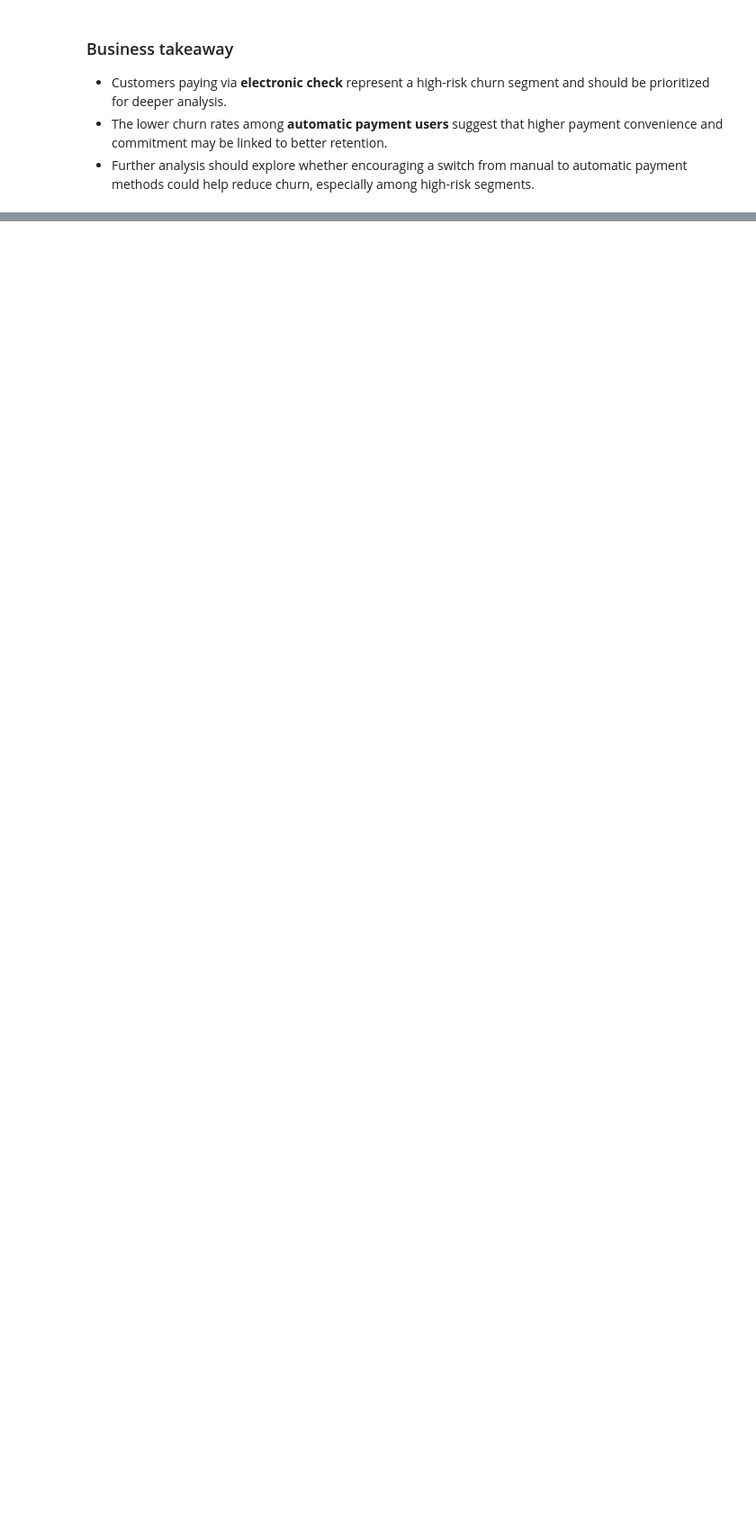
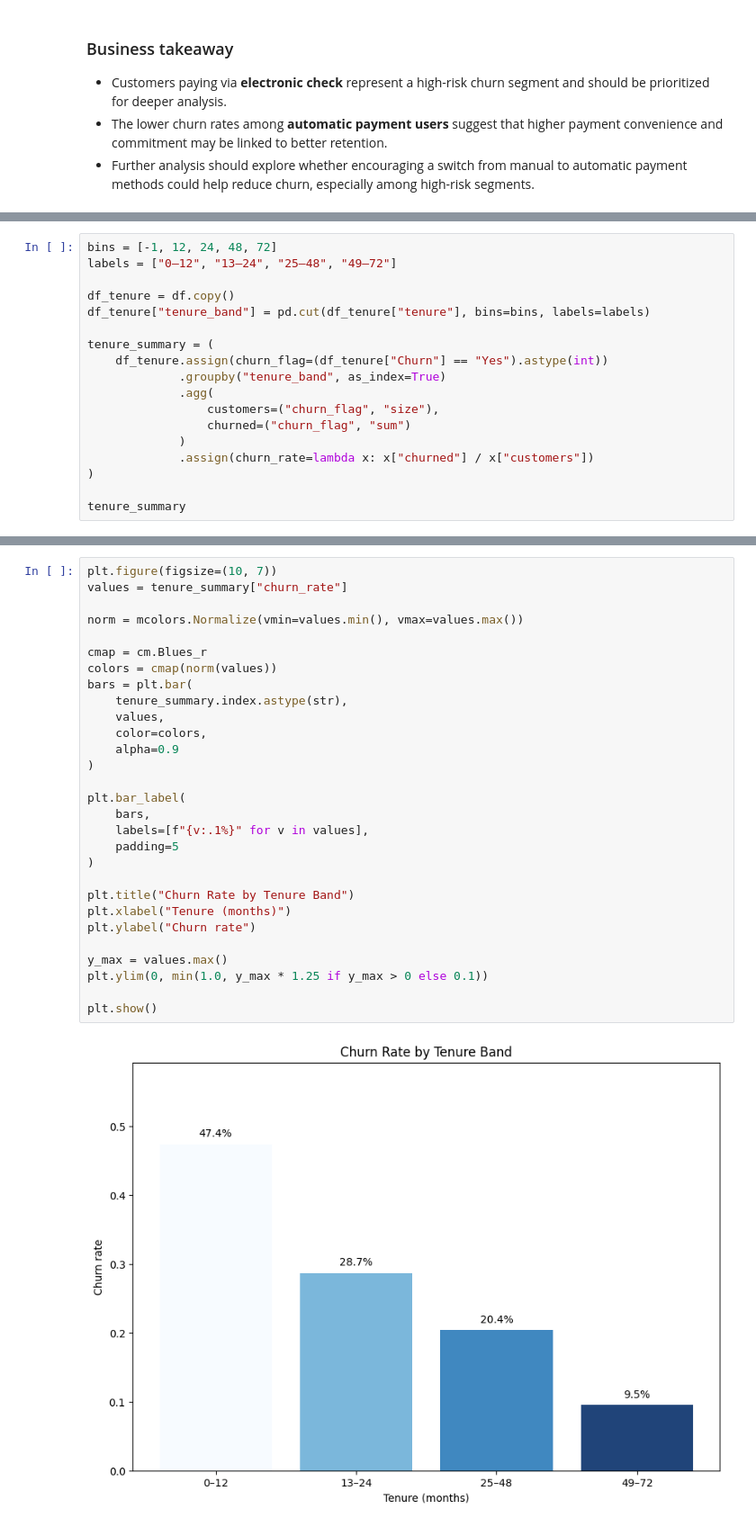
Before and after one commit to Zakat-pm/telecom-customer-churn-analysis, a Jupyter notebook: notebooks/01_data_overview.ipynb, the cells around one changed output, grey strips where cells are left out. Shown at 90% size. Drawn from its saved outputs; the diff is of its cells as text; blank space fills up the shorter version.

Commit message:
Add tenure-based churn segmentation and insights

```diff
--- a/notebooks/01_data_overview.ipynb
+++ b/notebooks/01_data_overview.ipynb
@@ -382,0 +388,18 @@ plt.show()
+# %%
+bins = [-1, 12, 24, 48, 72]
+labels = ["0–12", "13–24", "25–48", "49–72"]
+
+df_tenure = df.copy()
+df_tenure["tenure_band"] = pd.cut(df_tenure["tenure"], bins=bins, labels=labels)
+
+tenure_summary = (
+    df_tenure.assign(churn_flag=(df_tenure["Churn"] == "Yes").astype(int))
+             .groupby("tenure_band", as_index=True)
+             .agg(
+                 customers=("churn_flag", "size"),
+                 churned=("churn_flag", "sum")
+             )
+             .assign(churn_rate=lambda x: x["churned"] / x["customers"])
+)
+
+tenure_summary
@@ -382,0 +420,31 @@ plt.show()
+# %%
+plt.figure(figsize=(10, 7))
+values = tenure_summary["churn_rate"]
+
+norm = mcolors.Normalize(vmin=values.min(), vmax=values.max())
+
+cmap = cm.Blues_r
+colors = cmap(norm(values))
+bars = plt.bar(
+    tenure_summary.index.astype(str),
+    values,
+    color=colors,
+    alpha=0.9
+)
+
+plt.bar_label(
+    bars,
+    labels=[f"{v:.1%}" for v in values],
+    padding=5
+)
+
+plt.title("Churn Rate by Tenure Band")
+plt.xlabel("Tenure (months)")
+plt.ylabel("Churn rate")
+
+y_max = values.max()
+plt.ylim(0, min(1.0, y_max * 1.25 if y_max > 0 else 0.1))
+
+plt.show()
+# %% [output]
+[figure, added]
```
Also changed, not shown: parts of 4 cells of this notebook.
